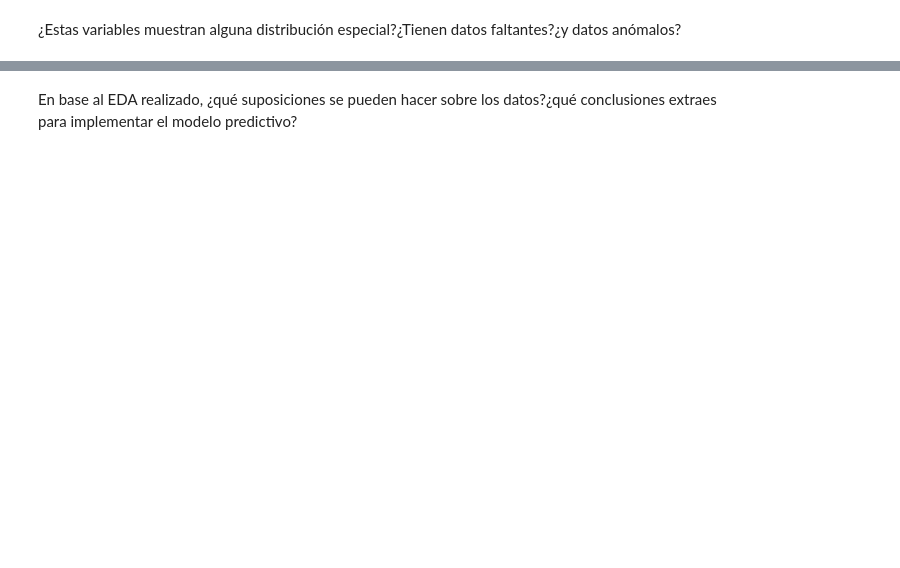
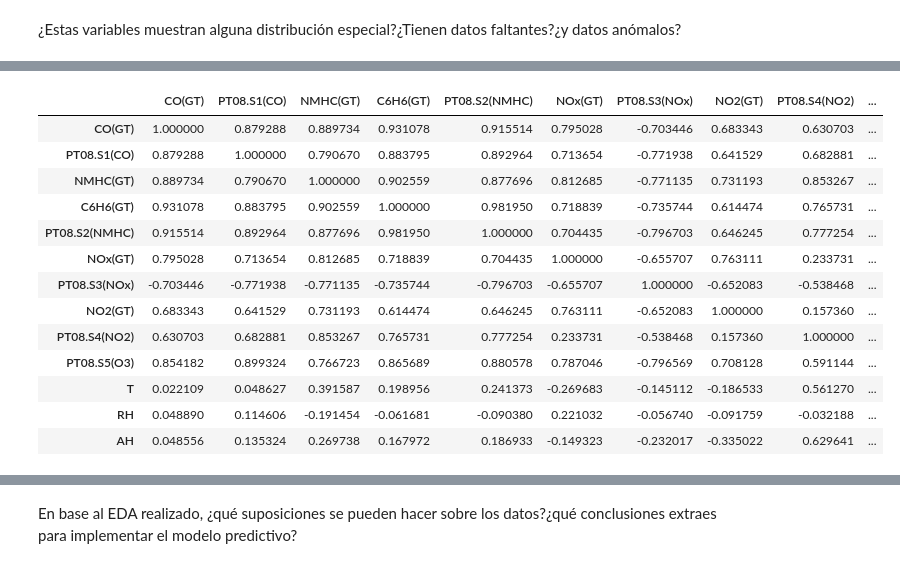
Before and after one commit to sergiogomezz/msc_ai_unir, a Jupyter notebook: TAA/Actividad_1/Laboratorio_Actividad_1.ipynb, the cells around one changed output, grey strips where cells are left out. Drawn from its saved outputs; the diff is of its cells as text; code cells hidden in the pictures; blank space fills up the shorter version.

```diff
--- a/TAA/Actividad_1/Laboratorio_Actividad_1.ipynb
+++ b/TAA/Actividad_1/Laboratorio_Actividad_1.ipynb
@@ -96,3 +320,24 @@ _indica aquí tu respuesta_
 # %%
 ## ¿cómo son las correlaciones entre las variables del dataset?
+
+df_numeric = df.select_dtypes(include=['float64', 'int64'])
+
+correlation_matrix = df_numeric.corr()
+
+correlation_matrix
+# %% [output]
+|  | CO(GT) | PT08.S1(CO) | NMHC(GT) | C6H6(GT) | PT08.S2(NMHC) | NOx(GT) | PT08.S3(NOx) | NO2(GT) | PT08.S4(NO2) | ... |
+| CO(GT) | 1.000000 | 0.879288 | 0.889734 | 0.931078 | 0.915514 | 0.795028 | -0.703446 | 0.683343 | 0.630703 | ... |
+| PT08.S1(CO) | 0.879288 | 1.000000 | 0.790670 | 0.883795 | 0.892964 | 0.713654 | -0.771938 | 0.641529 | 0.682881 | ... |
+| NMHC(GT) | 0.889734 | 0.790670 | 1.000000 | 0.902559 | 0.877696 | 0.812685 | -0.771135 | 0.731193 | 0.853267 | ... |
+| C6H6(GT) | 0.931078 | 0.883795 | 0.902559 | 1.000000 | 0.981950 | 0.718839 | -0.735744 | 0.614474 | 0.765731 | ... |
+| PT08.S2(NMHC) | 0.915514 | 0.892964 | 0.877696 | 0.981950 | 1.000000 | 0.704435 | -0.796703 | 0.646245 | 0.777254 | ... |
+| NOx(GT) | 0.795028 | 0.713654 | 0.812685 | 0.718839 | 0.704435 | 1.000000 | -0.655707 | 0.763111 | 0.233731 | ... |
+| PT08.S3(NOx) | -0.703446 | -0.771938 | -0.771135 | -0.735744 | -0.796703 | -0.655707 | 1.000000 | -0.652083 | -0.538468 | ... |
+| NO2(GT) | 0.683343 | 0.641529 | 0.731193 | 0.614474 | 0.646245 | 0.763111 | -0.652083 | 1.000000 | 0.157360 | ... |
+| PT08.S4(NO2) | 0.630703 | 0.682881 | 0.853267 | 0.765731 | 0.777254 | 0.233731 | -0.538468 | 0.157360 | 1.000000 | ... |
+| PT08.S5(O3) | 0.854182 | 0.899324 | 0.766723 | 0.865689 | 0.880578 | 0.787046 | -0.796569 | 0.708128 | 0.591144 | ... |
+| T | 0.022109 | 0.048627 | 0.391587 | 0.198956 | 0.241373 | -0.269683 | -0.145112 | -0.186533 | 0.561270 | ... |
+| RH | 0.048890 | 0.114606 | -0.191454 | -0.061681 | -0.090380 | 0.221032 | -0.056740 | -0.091759 | -0.032188 | ... |
+| AH | 0.048556 | 0.135324 | 0.269738 | 0.167972 | 0.186933 | -0.149323 | -0.232017 | -0.335022 | 0.629641 | ... |
 # %% [markdown]
```
Also changed, not shown: parts of 69 cells of this notebook, 10 other files.
